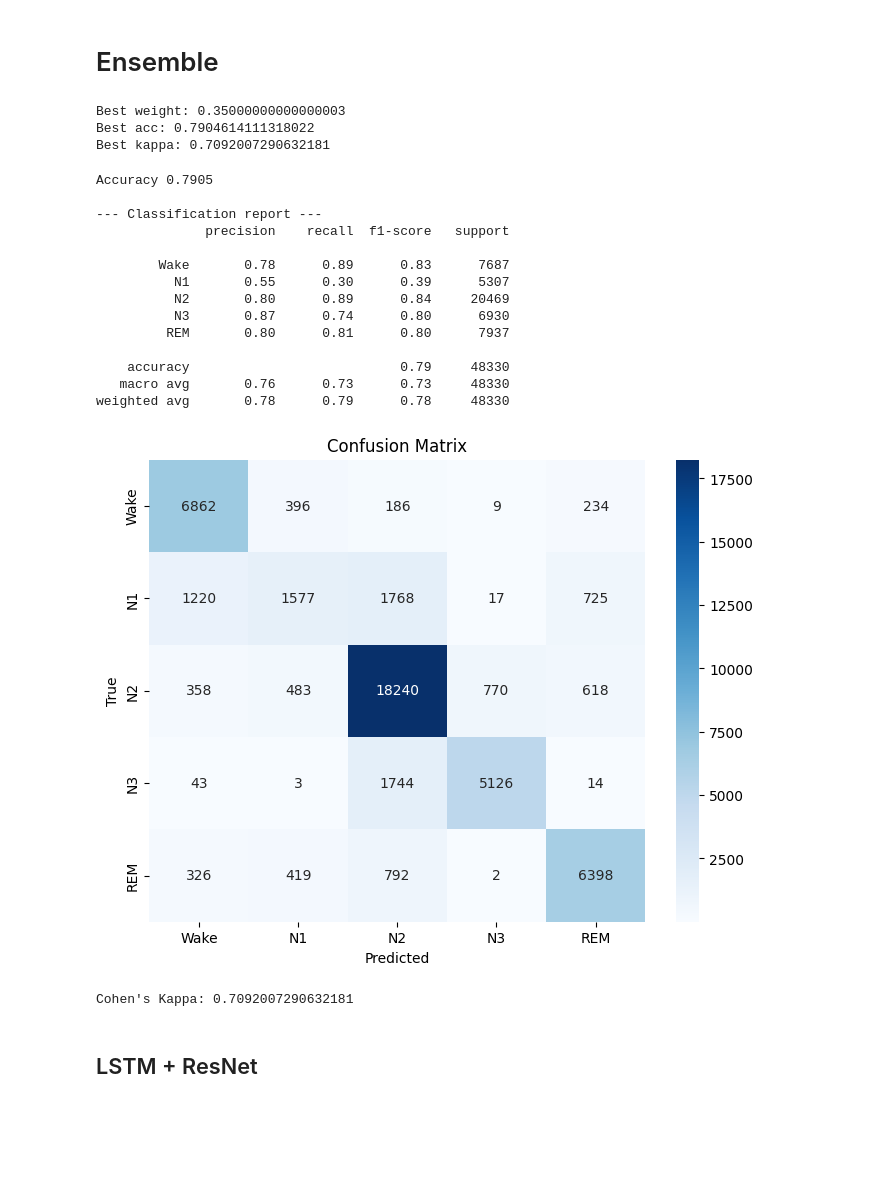
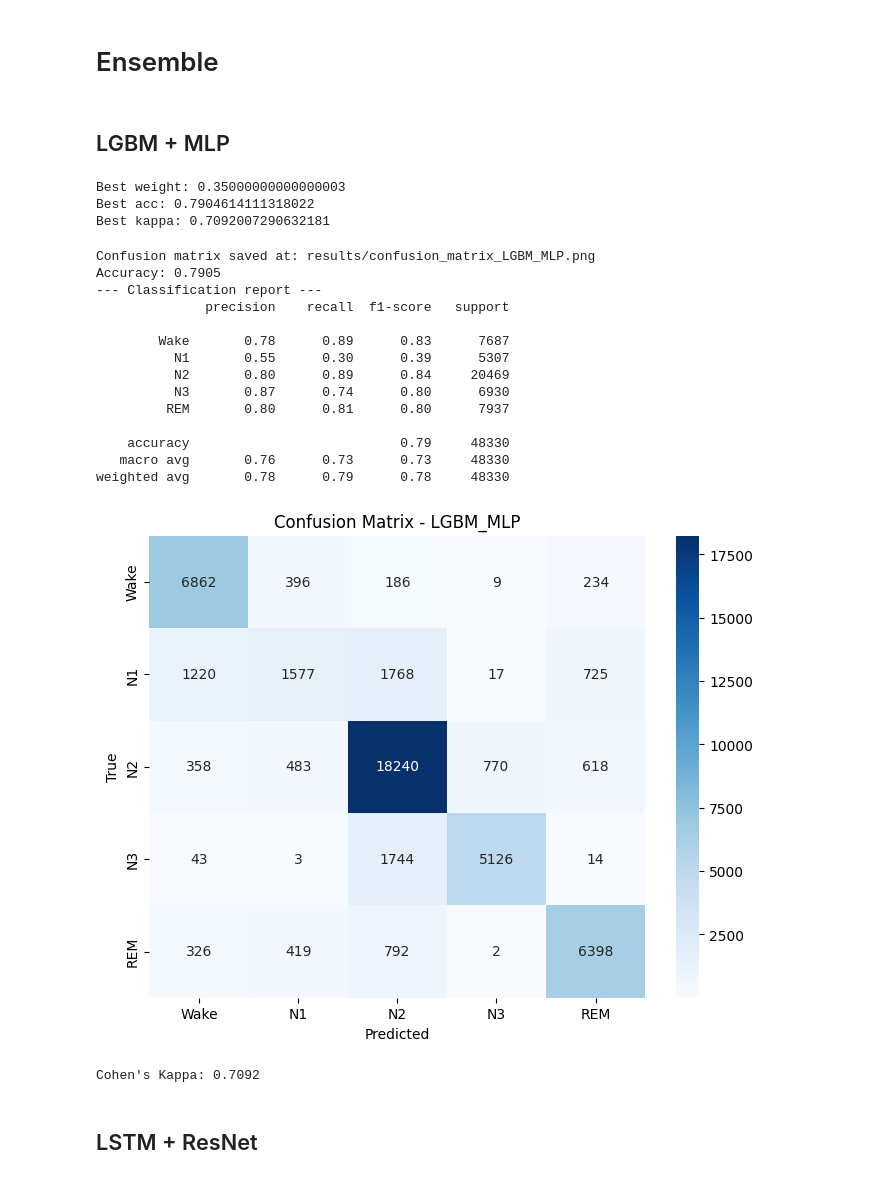
Before and after one commit to CarmenTheodoraCraciun/Sleep-Quality-Based-EEG-Signals, a Jupyter notebook: Testing.ipynb, the cells around one changed output. Saved outputs shown, nothing was run; the diff lists cells and outputs as text; code cells hidden in the pictures; blank space fills up the shorter version.

```diff
--- a/Testing.ipynb
+++ b/Testing.ipynb
@@ -354,20 +365,16 @@ resnet_model = load_model(
     results.loc[mask,'path'].values[0],
     compile=False
 )
+start_time = time.time()
 y_proba_resnet = resnet_model.predict(X_test_seq)
 y_pred_test_resnet = y_proba_resnet.argmax(axis=1)
-results.loc[mask,'test_acc'], results.loc[mask,'test_kappa'] = utils.evaluate_model(y_test_seq, y_pred_test_resnet)
-
-# Compute ROC
-fpr, tpr, roc_auc = compute_roc_df(y_test_seq, y_proba_resnet)
-results.loc[mask, "roc_fpr"] = [fpr]
-results.loc[mask, "roc_tpr"] = [tpr]
-results.loc[mask, "roc_auc"] = [roc_auc]
-
-plot_model(
-    resnet_model,
-    to_file="architecture_resnet.png",
-    show_shapes=True,
-    show_layer_names=True
+end_time = time.time()
+results.loc[mask,'ev_time'] = end_time - start_time
+results.loc[mask,'test_acc'], \
+results.loc[mask,'test_kappa'], \
+results.loc[mask,'cf_matrix_path'] = utils.evaluate_model(
+    y_test_seq, y_pred_test_resnet,
+    save_folder='results',
+    model_name='ResNet'
 )
 # %% [output]
@@ -473,7 +471,11 @@ def ensemble_weight_search(y_true, y_proba_A, y_proba_B):
         y_proba_ens = w * y_proba_A + (1 - w) * y_proba_B
         y_pred_ens = y_proba_ens.argmax(axis=1)
 
-        acc, kappa = utils.evaluate_model(y_true, y_pred_ens,diable_view=False)
+        acc, kappa = evaluate_model(
+            y_true,
+            y_pred_ens,
+            disable_view=False
+        )
 
         if kappa > best_kappa:
             best_kappa = kappa
@@ -486,3 +486,5 @@ def ensemble_weight_search(y_true, y_proba_A, y_proba_B):
+# %% [markdown]
+## LGBM + MLP
 # %%
 best_w, best_acc, best_kappa = ensemble_weight_search(
     y_test,
@@ -498,39 +500,43 @@ Best weight: 0.35000000000000003
 Best acc: 0.7904614111318022
 Best kappa: 0.7092007290632181
 # %%
+start_time = time.time()
 y_proba_ens = best_w * y_proba_lgbm + (1 - best_w) * y_proba_mlp
 y_pred_ens = y_proba_ens.argmax(axis=1)
+end_time = time.time()
 
-acc_ens, kappa_ens = utils.evaluate_model(y_test, y_pred_ens)
-fpr_ens, tpr_ens, roc_auc_ens = compute_roc_df(y_test, y_proba_ens)
+acc_ens, kappa_ens, path = utils.evaluate_model(
+    y_test, y_pred_ens,
+    save_folder='results',
+    model_name='LGBM_MLP'
+)
 
 results.loc[len(results)] = {
     "name": "LGBM_MLP",
     "type": "Ensemble",
     "test_acc": acc_ens,
     "test_kappa": kappa_ens,
-    "roc_fpr": [fpr_ens],
-    "roc_tpr": [tpr_ens],
-    "roc_auc": [roc_auc_ens],
+    "ev_time": end_time - start_time,
+    "cf_matrix_path": path,
     "path": None
 }
 # %% [output]
-Accuracy 0.7905
-
+Confusion matrix saved at: results/confusion_matrix_LGBM_MLP.png
+Accuracy: 0.7905
 --- Classification report ---
               precision    recall  f1-score   support
 
         Wake       0.78      0.89      0.83      7687
           N1       0.55      0.30      0.39      5307
           N2       0.80      0.89      0.84     20469
           N3       0.87      0.74      0.80      6930
          REM       0.80      0.81      0.80      7937
 
     accuracy                           0.79     48330
    macro avg       0.76      0.73      0.73     48330
 weighted avg       0.78      0.79      0.78     48330
-[figure, old version]
+[figure, new version]
-Cohen's Kappa: 0.7092007290632181
+Cohen's Kappa: 0.7092
 # %% [markdown]
 ## LSTM + ResNet
 # %%
```
Also changed, not shown: parts of 19 cells of this notebook, 8 other files.
